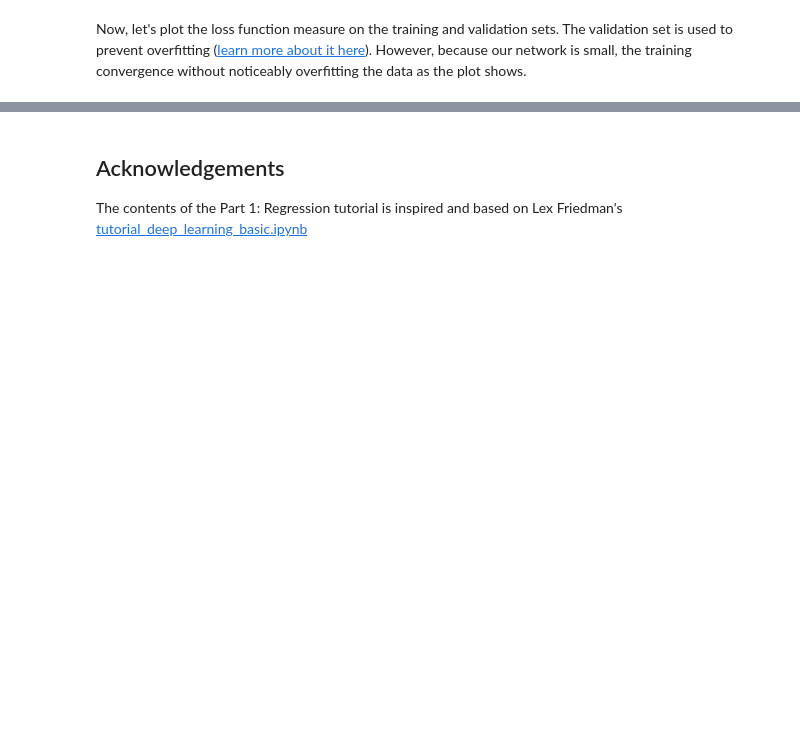
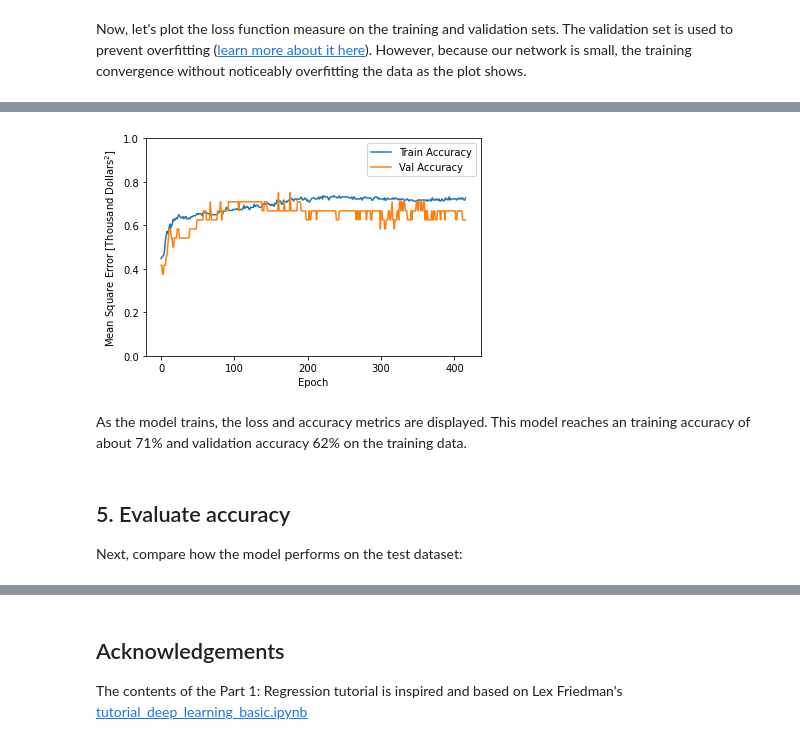
Before and after one commit to shiernee/Getting_Started_with_AI_Tutorial, a Jupyter notebook: AI_Workshop_Day2.ipynb, the cells around one changed output, grey strips where cells are left out. Cells and saved outputs as stored; diff of their text form; code cells hidden in the pictures; blank space fills up the shorter version.

```diff
--- a/AI_Workshop_Day2.ipynb
+++ b/AI_Workshop_Day2.ipynb
@@ -197,0 +204,7 @@ plt.ylim([0,80])
+# %%
+import numpy as np
+# get per-feature statistics (mean, standard deviation) from the training set to normalize by
+X_mean = np.mean(X, axis=0)
+X_std = np.std(X, axis=0)
+X_features = (X - X_mean) / X_std
+print(X_features)
@@ -197,0 +215,8 @@ plt.ylim([0,80])
+# %%
+from sklearn.model_selection import train_test_split
+
+train_features, test_features, train_labels, test_labels = train_test_split(X_features, y, test_size=0.33, random_state=42)
+
+print(len(X_features))
+print(len(train_features))
+print(len(test_features))
@@ -197,0 +252,16 @@ plt.ylim([0,80])
+# %%
+early_stop = keras.callbacks.EarlyStopping(monitor='val_loss', patience=100)
+
+history = model.fit(train_features, train_labels, epochs=1000, verbose=0, validation_split = 0.1,
+                    callbacks=[early_stop, PrintDot()])
+
+hist = pd.DataFrame(history.history)
+hist['epoch'] = history.epoch
+
+
+# show accuracy measure
+train_acc = float(hist['accuracy'].tail(1))
+val_acc = float(hist['val_accuracy'].tail(1))
+print()
+print('Train accuracy:', train_acc)
+print('Validation accuracy:', val_acc)
@@ -197,0 +276,19 @@ plt.ylim([0,80])
+# %%
+def plot_history():
+    plt.figure()
+    plt.xlabel('Epoch')
+    plt.ylabel('Mean Square Error [Thousand Dollars$^2$]')
+    plt.plot(hist['epoch'], hist['accuracy'], label='Train Accuracy')
+    plt.plot(hist['epoch'], hist['val_accuracy'], label = 'Val Accuracy')
+    plt.legend()
+    plt.ylim([0,1])
+
+plot_history()
+# %% [output]
+[figure, added]
+# %% [markdown]
+As the model trains, the loss and accuracy metrics are displayed. This model reaches an training accuracy of about 71% and validation accuracy 62% on the training data.
+# %% [markdown]
+## 5. Evaluate accuracy
+
+Next, compare how the model performs on the test dataset:
```
Also changed, not shown: parts of 21 cells of this notebook.
